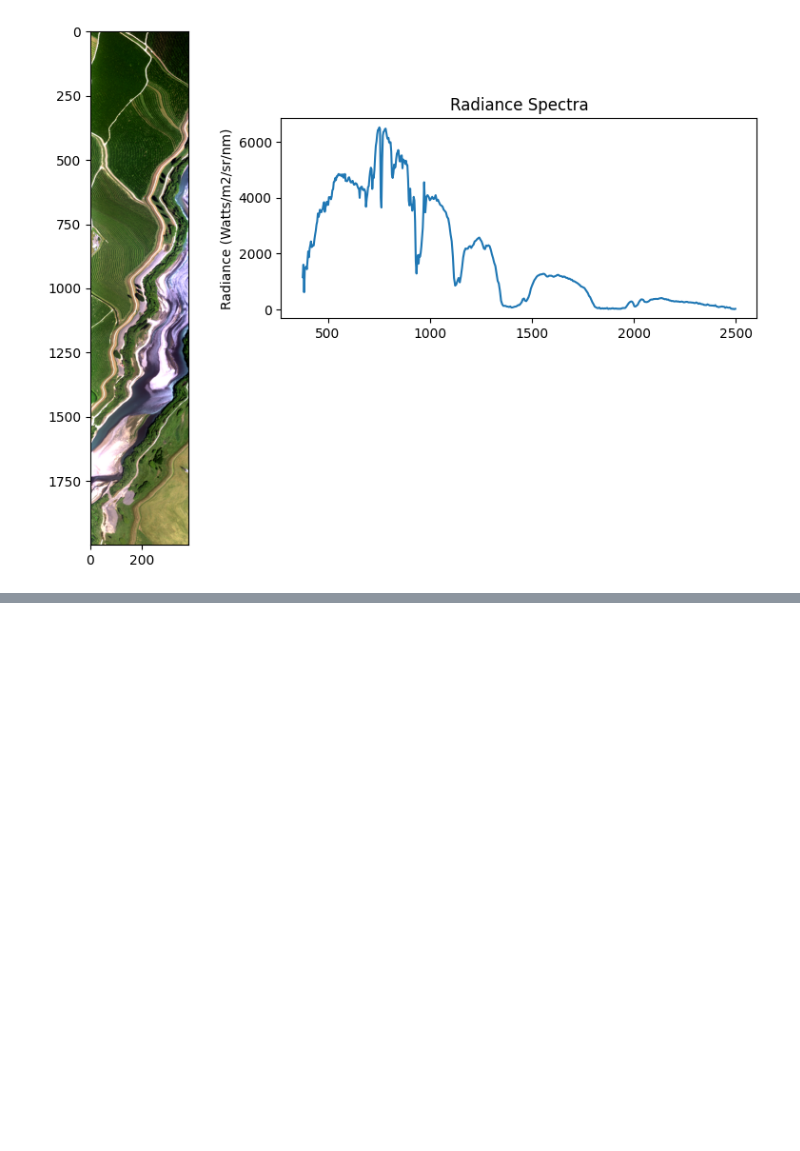
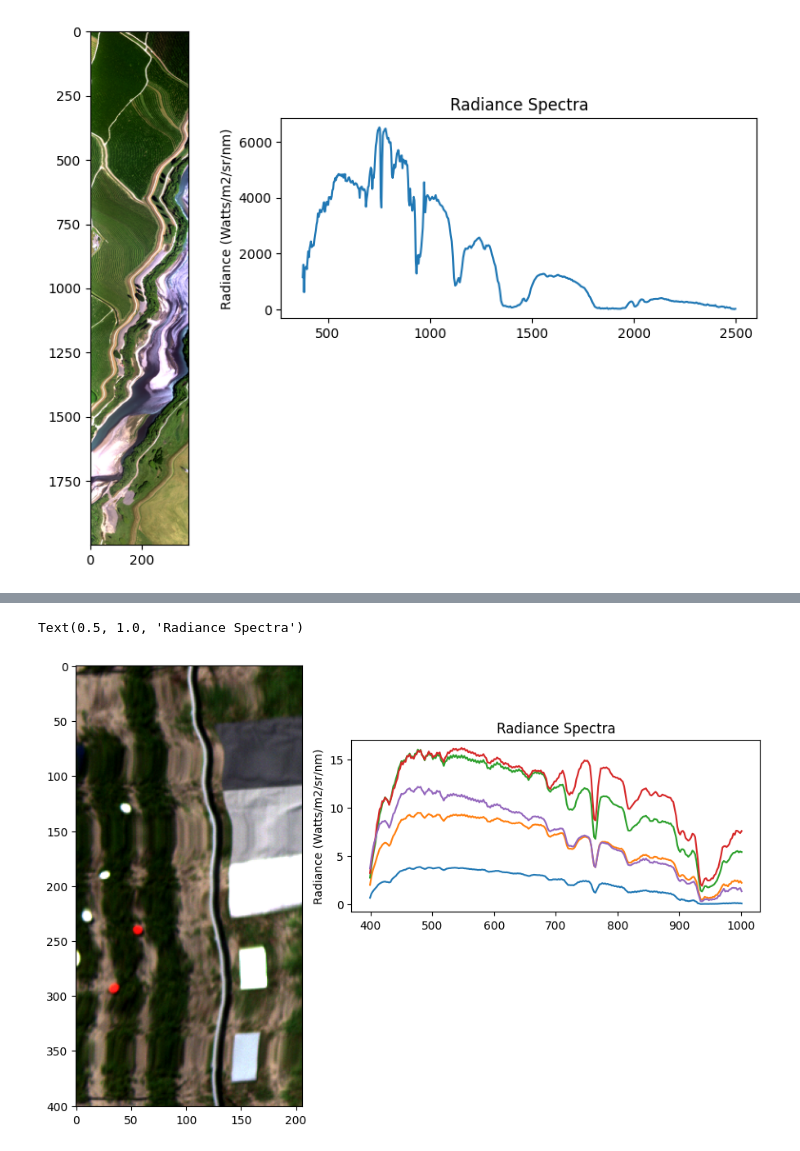
Before and after one commit to pullanagari/Manual-for-UAV-operation-in-Agricultures, a Jupyter notebook: _sources/notebooks.ipynb, the cells around one changed output, grey strips where cells are left out. Saved outputs shown, nothing was run; the diff lists cells and outputs as text; code cells hidden in the pictures; blank space fills up the shorter version.

```diff
--- a/_sources/notebooks.ipynb
+++ b/_sources/notebooks.ipynb
@@ -375,0 +393,46 @@ Text(0.5, 1.0, 'Radiance Spectra')
+# %%
+def norm(band):
+    band_min, band_max = band.min(), band.max()
+    return ((band - band_min)/(band_max - band_min))
+def rgb(cube):
+    Red = norm(cube[:,:,110])
+    Green = norm(cube[:,:,65])
+    Blue = norm(cube[:,:,27])
+    rgb = np.dstack((Red, Green, Blue))
+    pLow, pHigh = np.percentile(rgb[~np.isnan(rgb)], (5,95))
+    rgb = exposure.rescale_intensity(rgb, in_range=(pLow,pHigh))
+    return rgb
+# %%
+
+fig = plt.figure(figsize=(10,7))
+gs = GridSpec(nrows=1, ncols=2)
+
+ax0 = fig.add_subplot(gs[:, 0])
+ax0.imshow(rgb(Radiance_array))
+
+# Second axes
+header = read_header('hsi_data/img_radiance.hdr')
+wavelengths=np.asarray(header['wavelength'],dtype='float64')
+# ax1 = plt.subplot(gs[0,1])
+# ax1 = fig.add_subplot(gs[0, 1])
+ax1 = plt.axes([0.50, 0.45, 0.5, 0.3])
+
+t0=Radiance_array[70:90,150:190,:]
+t0=t0.mean(axis=(0, 1))
+tarps_radiance=pd.DataFrame(t0)
+t1=Radiance_array[140:170,150:190,:]
+tarps_radiance[1,]=t1.mean(axis=(0, 1))
+t2=Radiance_array[195:225,150:190,:]
+tarps_radiance[2,]=t2.mean(axis=(0, 1))
+t3=Radiance_array[270:285,145:155,:]
+tarps_radiance[3,]=t3.mean(axis=(0, 1))
+t4=Radiance_array[345:365,145:155,:]
+tarps_radiance[4,]=t4.mean(axis=(0, 1))
+ax1.plot(wavelengths,tarps_radiance)
+# ax1.set_xticks(ax1.get_xticks()[::25])
+# ax1.tick_params(axis='x', labelrotation=45)
+plt.ylabel('Radiance (Watts/m2/sr/nm)')
+plt.title('Radiance Spectra')
+# %% [output]
+Text(0.5, 1.0, 'Radiance Spectra')
+[figure, added]
```
Also changed, not shown: parts of 10 cells of this notebook, 8 other files.
